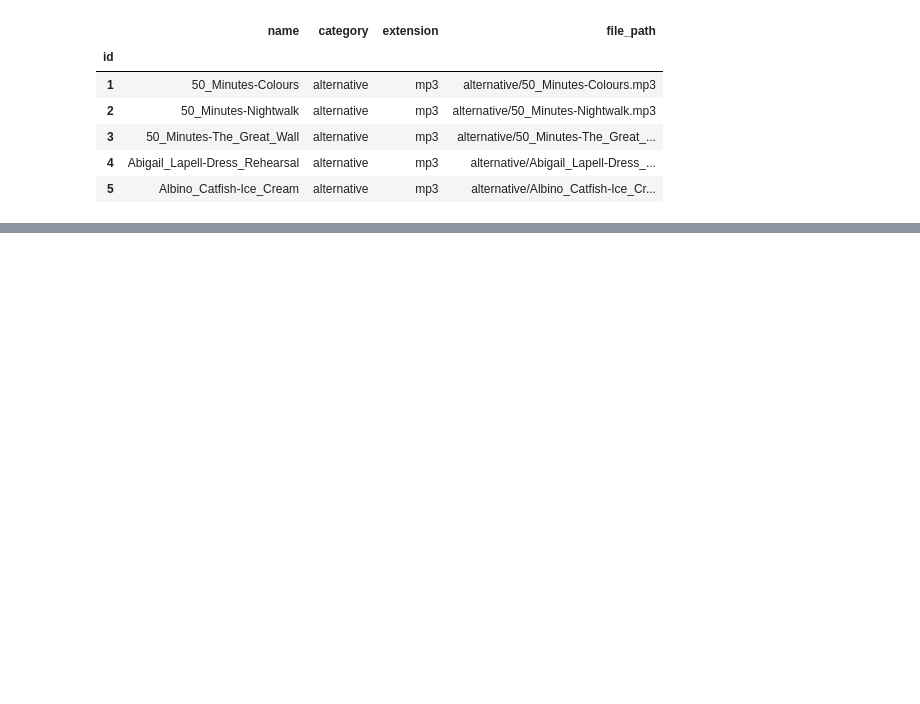
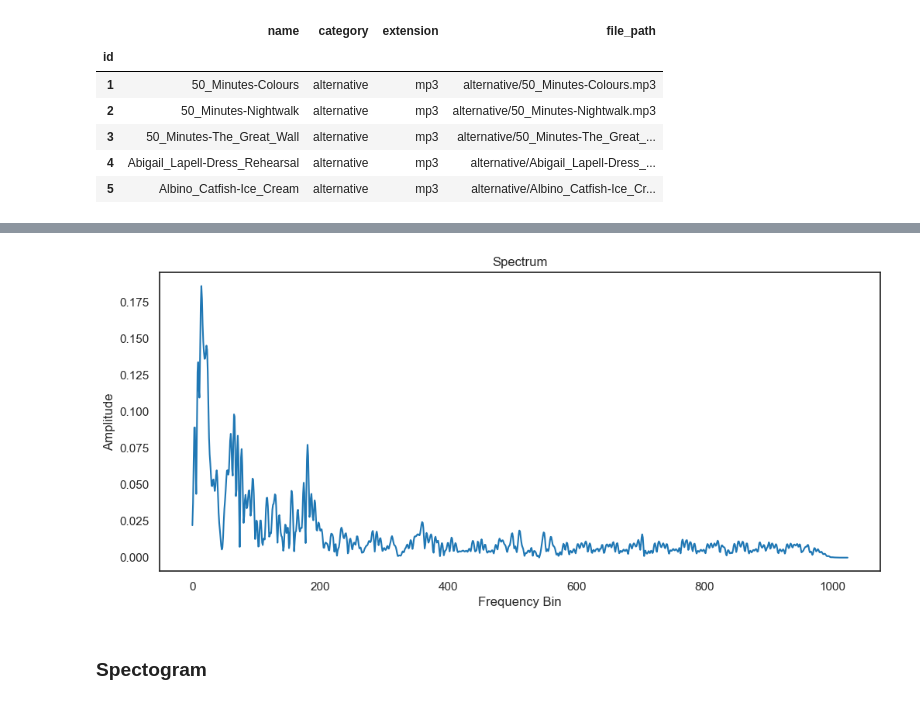
Before and after one commit to C7A7A/audio-analysis-postgres, a Jupyter notebook: analyse-audio.ipynb, the cells around one changed output, grey strips where cells are left out. Saved outputs shown, nothing was run; the diff lists cells and outputs as text; code cells hidden in the pictures; blank space fills up the shorter version.

```diff
--- a/analyse-audio.ipynb
+++ b/analyse-audio.ipynb
@@ -30,0 +136,19 @@ display_audio(audio)
+# %%
+def plot_spectrum(y, sr):
+    fig, ax = plt.subplots(figsize=(12, 5))
+
+    ft = np.abs(librosa.stft(y[:sr], hop_length=sr+1))
+
+    plot = plt.plot(ft)
+    plt.title('Spectrum');
+    plt.xlabel('Frequency Bin');
+    plt.ylabel('Amplitude');
+
+    return fig, plot
+# %%
+figure, plot = plot_spectrum(y, sr)
+plt.show()
+# %% [output]
+[figure, added]
+# %% [markdown]
+### Spectogram
```
Also changed, not shown: parts of 38 cells of this notebook, 1 other file.
